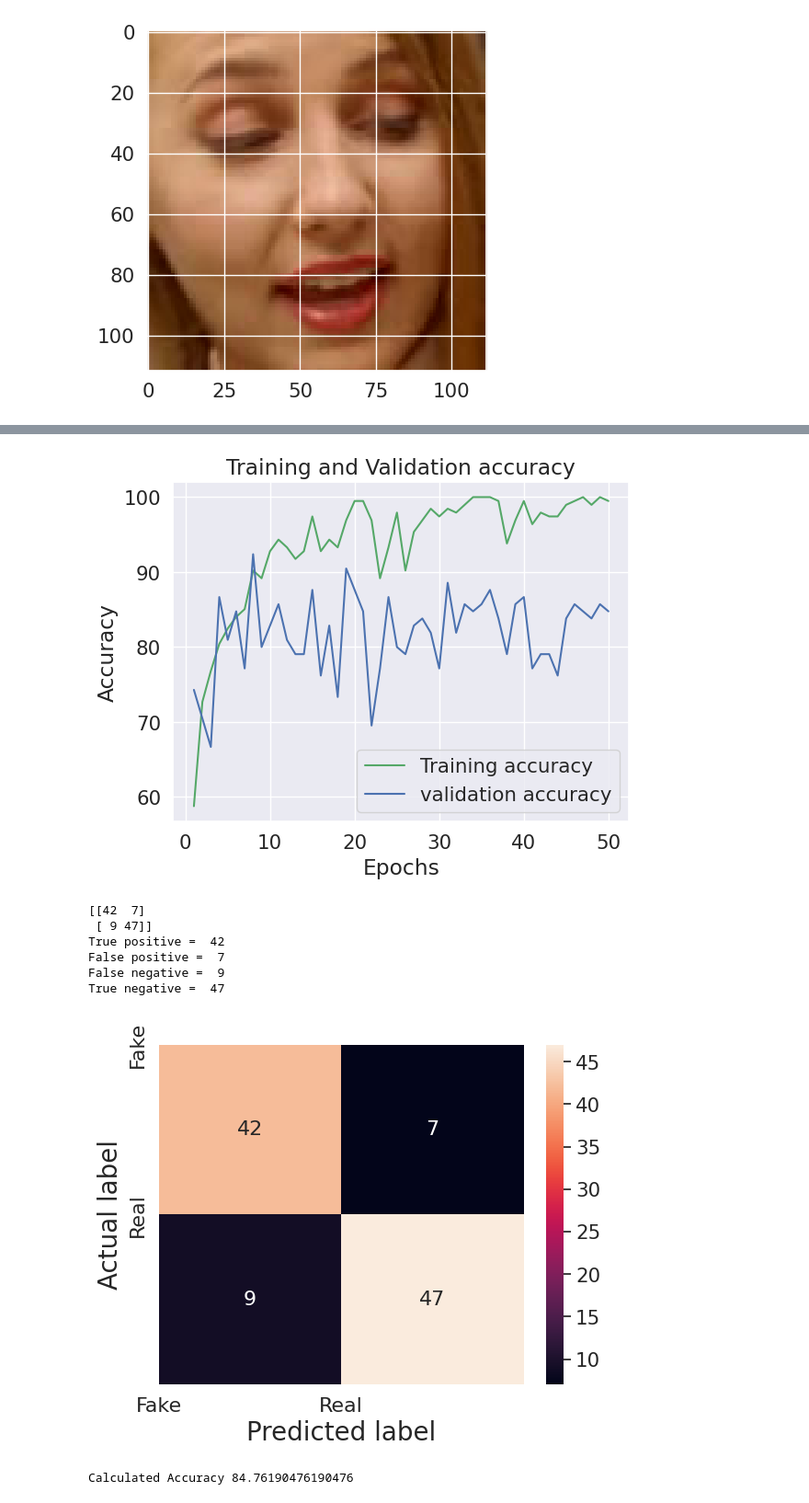
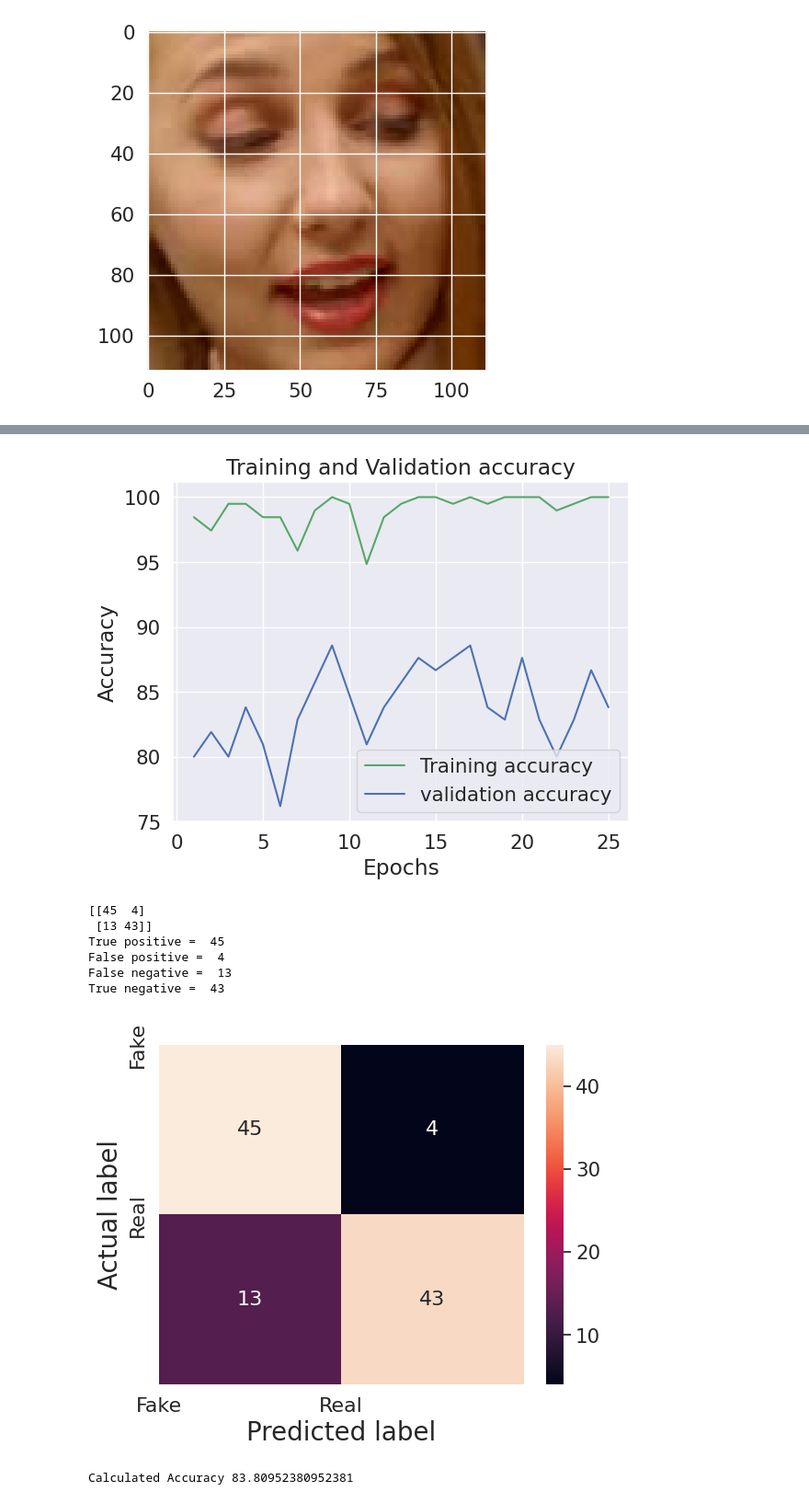
Before and after one commit to karthiksagarN/DeepFake-Detection, a Jupyter notebook: deepfake_training.ipynb, the cells around one changed output, grey strips where cells are left out. Shown: that part at 92% size. Saved outputs shown, nothing was run; the diff lists cells and outputs as text; code cells hidden in the pictures.

Commit message:
best trained model

```diff
--- a/deepfake_training.ipynb
+++ b/deepfake_training.ipynb
@@ -312,7 +312,6 @@ def train_epoch(epoch, num_epochs, data_loader, model, criterion, optimizer):
                     len(data_loader),
                     losses.avg,
                     accuracies.avg))
-    torch.save(model.state_dict(),'/content/drive/MyDrive/DeepFake/checkpoint.pt')
     return losses.avg,accuracies.avg
 def test(epoch,model, data_loader ,criterion):
     print('Testing')
@@ -419,7 +418,7 @@ from sklearn.metrics import confusion_matrix
 #learning rate
 lr = 1e-4#0.001
 #number of epochs
-num_epochs = 50
+num_epochs = 25
 
 optimizer = torch.optim.Adam(model.parameters(), lr= lr,weight_decay = 1e-5)
 
@@ -431,6 +430,9 @@ train_loss_avg =[]
 train_accuracy = []
 test_loss_avg = []
 test_accuracy = []
+best_accuracy = 0.0
+best_model_state = None
+
 for epoch in range(1,num_epochs+1):
     l, acc = train_epoch(epoch,num_epochs,train_loader,model,criterion,optimizer)
     train_loss_avg.append(l)
@@ -438,6 +440,15 @@ for epoch in range(1,num_epochs+1):
     true,pred,tl,t_acc = test(epoch,model,valid_loader,criterion)
     test_loss_avg.append(tl)
     test_accuracy.append(t_acc)
+
+    if t_acc > best_accuracy:
+        best_accuracy = t_acc
+        best_model_state = model.state_dict()
+
+if best_model_state is not None:
+    torch.save(best_model_state, '/content/drive/MyDrive/DeepFake/best_model_accuracy.pt')
+    print("Best test accuracy:", best_accuracy)
+    print("Model with the best accuracy saved as 'best_model_accuracy.pt'.")
 plot_loss(train_loss_avg,test_loss_avg,len(train_loss_avg))
 plot_accuracy(train_accuracy,test_accuracy,len(train_accuracy))
 print(confusion_matrix(true,pred))
@@ -464,9 +475,9 @@ Accuracy 84.76190476190476
-[figure, old version]
+[figure, new version]
-[[42  7]
- [ 9 47]]
-True positive =  42
-False positive =  7
-False negative =  9
-True negative =  47
+[[45  4]
+ [13 43]]
+True positive =  45
+False positive =  4
+False negative =  13
+True negative =  43
-[figure, old version]
+[figure, new version]
-Calculated Accuracy 84.76190476190476
+Calculated Accuracy 83.80952380952381
```
Also changed, not shown: parts of 3 cells of this notebook.
